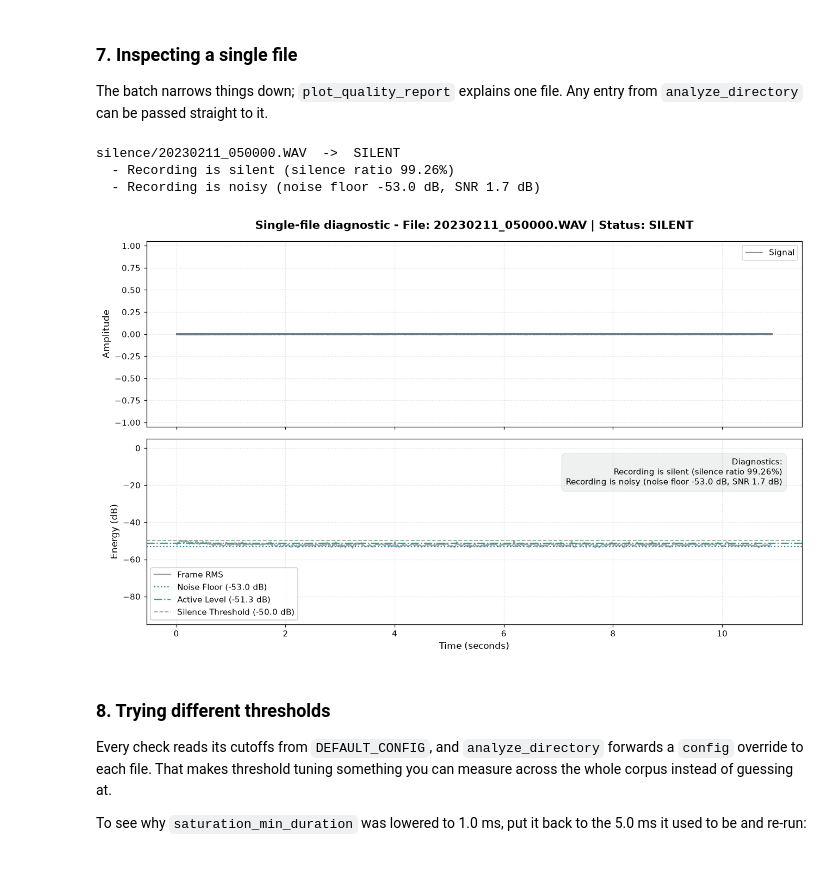
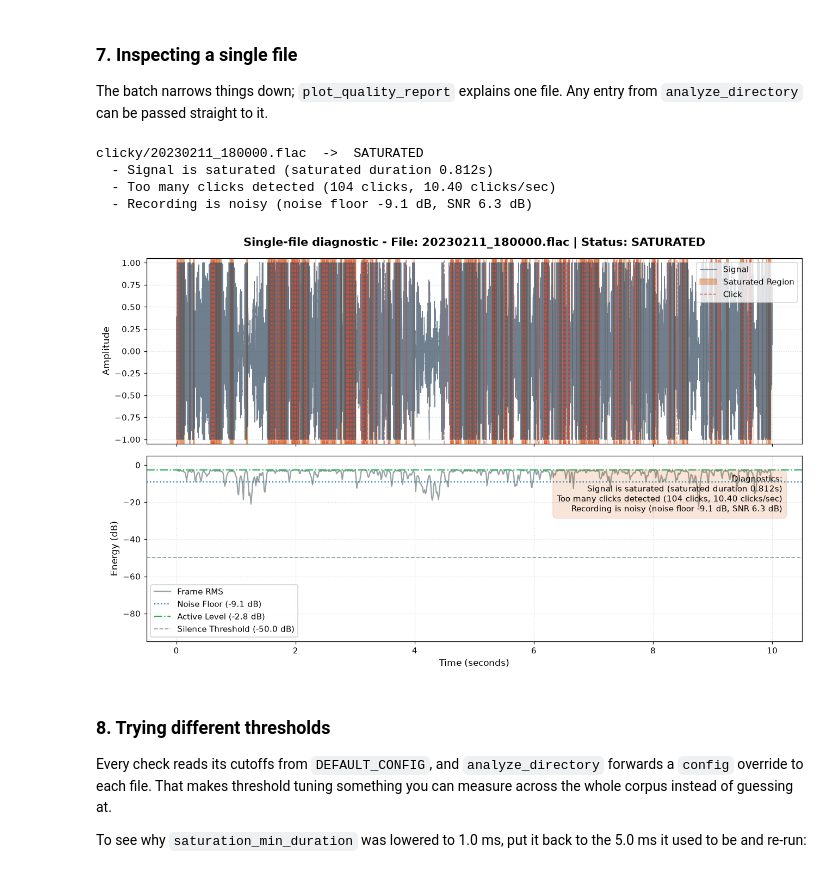
Before and after one commit to AntarticSoundscapes/SoundSanityCheck, a Jupyter notebook: notebooks/03_batch_report.ipynb, the cells around one changed output. Saved outputs shown, nothing was run; the diff lists cells and outputs as text; code cells hidden in the pictures.

```diff
--- a/notebooks/03_batch_report.ipynb
+++ b/notebooks/03_batch_report.ipynb
@@ -30,7 +30,7 @@ import soundsanity as ss
 plt.rcParams["figure.figsize"] = (12, 4)
 plt.rcParams["figure.dpi"] = 110
 
-AUDIO_DIR = "../audio_examples"
+AUDIO_DIR = "../audio_examples/samples"
 # %% [markdown]
 ### 2. Discovering recordings
 
@@ -290,22 +282,23 @@ from `analyze_directory` can be passed straight to it.
 # %%
 # The shortest flagged recording, so the waveform stays legible — a five-minute
 # file at full amplitude just renders as a solid block.
 flagged = df[df["status"] != "CLEAN"].sort_values("duration_s")
-chosen = flagged.iloc[0]
+chosen = flagged.iloc[1]
 report = next(r for r in results if r["path"] == chosen["path"])
 
 print(f"{report['path']}  ->  {report['status']}")
 for issue in report["issues"]:
     print(f"  - {issue}")
 
 audio = es.MonoLoader(filename=f"{AUDIO_DIR}/{report['path']}", sampleRate=44100)()
 fig, axs = ss.plot_quality_report(audio, 44100, report, title="Single-file diagnostic")
 plt.show()
 # %% [output]
-silence/20230211_050000.WAV  ->  SILENT
-  - Recording is silent (silence ratio 99.26%)
-  - Recording is noisy (noise floor -53.0 dB, SNR 1.7 dB)
+clicky/20230211_180000.flac  ->  SATURATED
+  - Signal is saturated (saturated duration 0.812s)
+  - Too many clicks detected (104 clicks, 10.40 clicks/sec)
+  - Recording is noisy (noise floor -9.1 dB, SNR 6.3 dB)
-[figure, old version]
+[figure, new version]
 # %% [markdown]
 ### 8. Trying different thresholds
 
```
Also changed, not shown: parts of 10 cells of this notebook, 13 other files.
